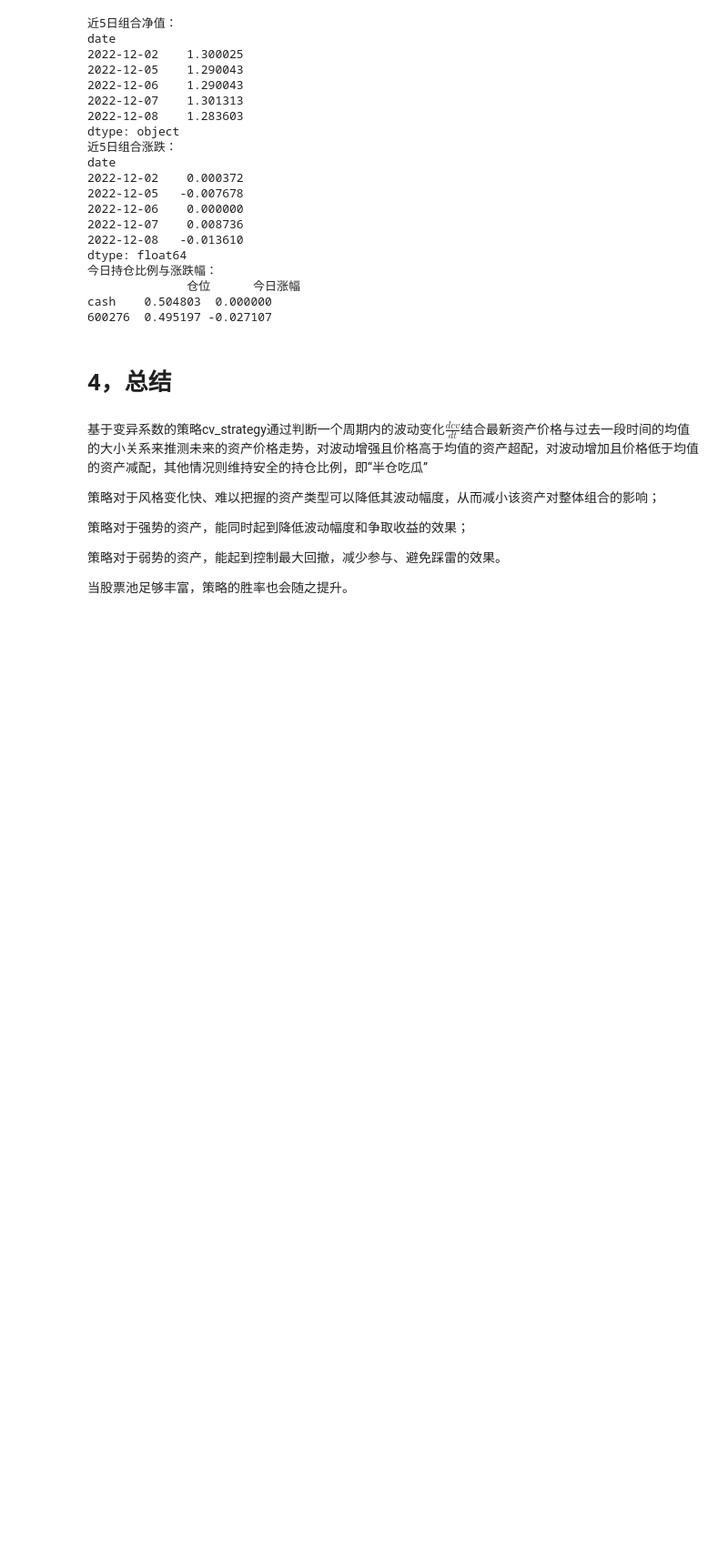
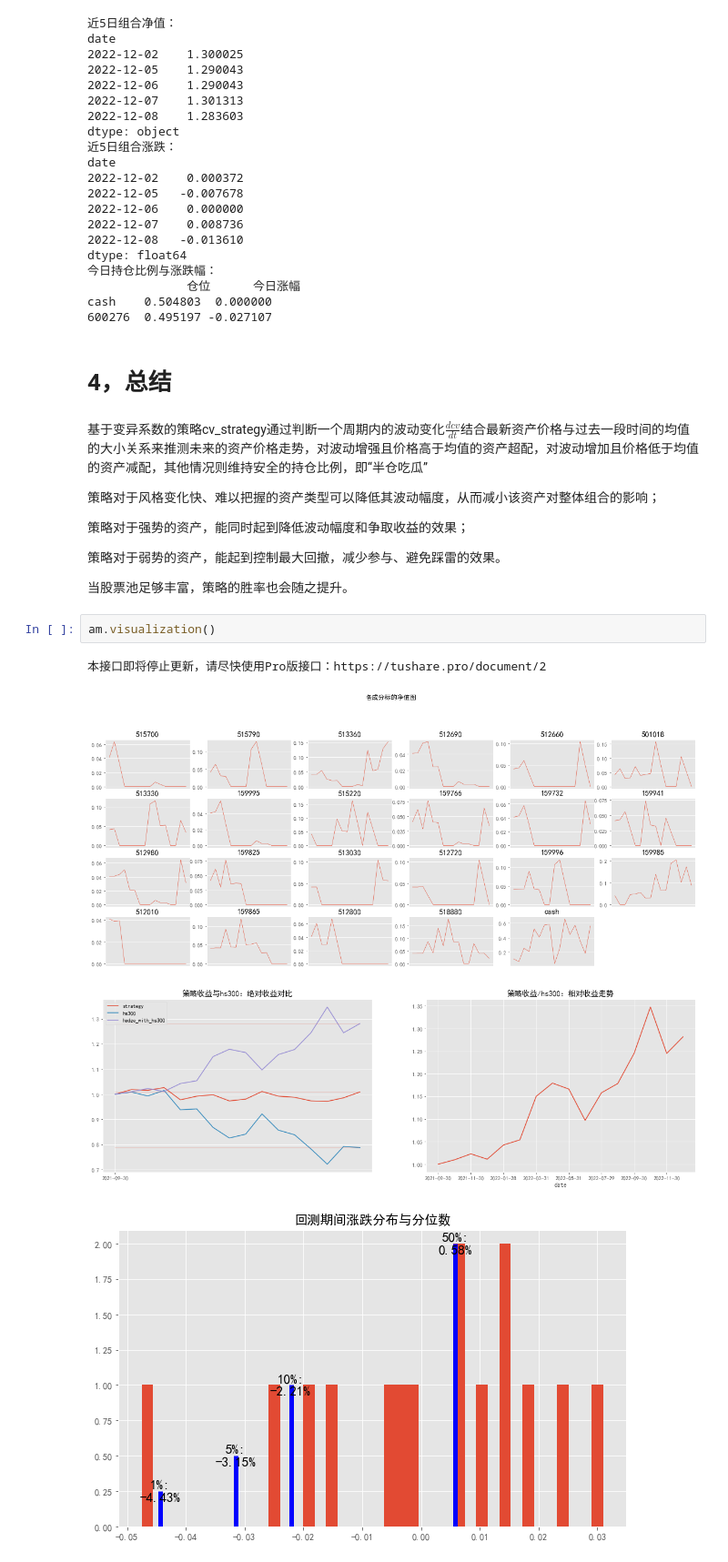
Before and after one commit to jwli601/stocks_stories, a Jupyter notebook: cv_strategy_intro.ipynb, the cells around one changed output. Shown at 91% size. Drawn from its saved outputs; the diff is of its cells as text; blank space fills up the shorter version.

```diff
--- a/cv_strategy_intro.ipynb
+++ b/cv_strategy_intro.ipynb
@@ -300,3 +298,10 @@ cash    0.504803  0.000000
 策略对于弱势的资产，能起到控制最大回撤，减少参与、避免踩雷的效果。
 
 当股票池足够丰富，策略的胜率也会随之提升。
+# %%
+am.visualization()
+# %% [output]
+本接口即将停止更新，请尽快使用Pro版接口：https://tushare.pro/document/2
+[figure, added]
+[figure, added]
+[figure, added]
```
Also changed, not shown: parts of 7 cells of this notebook.
